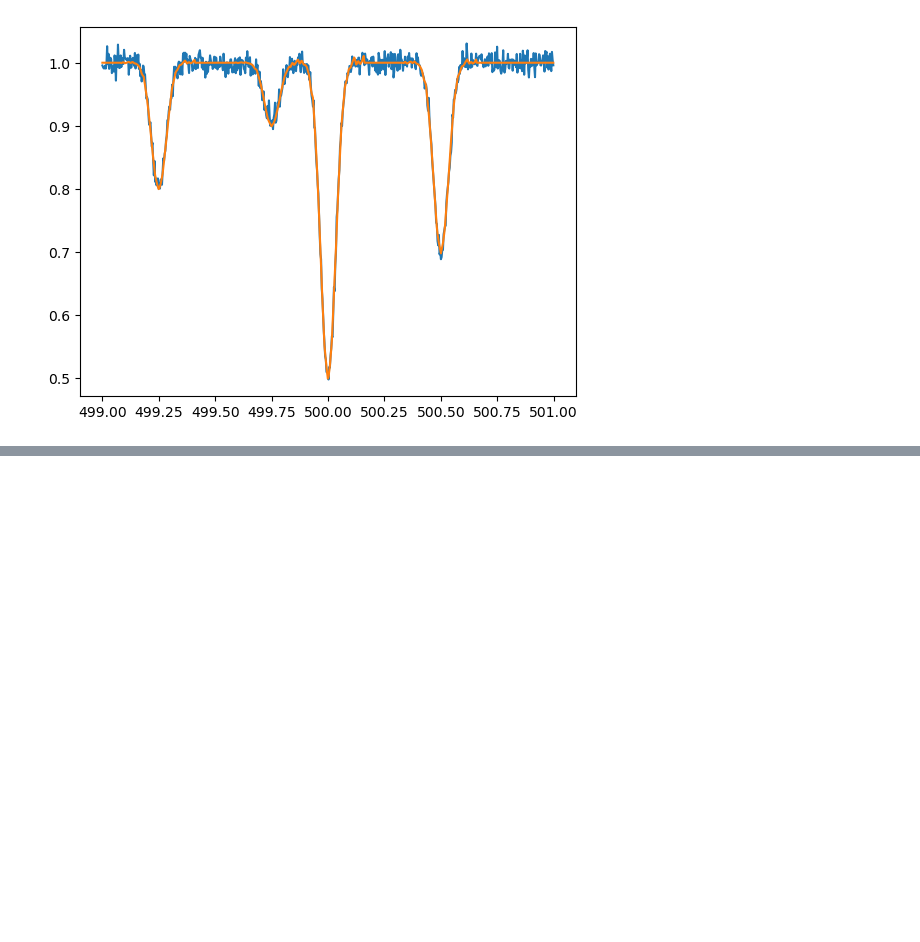
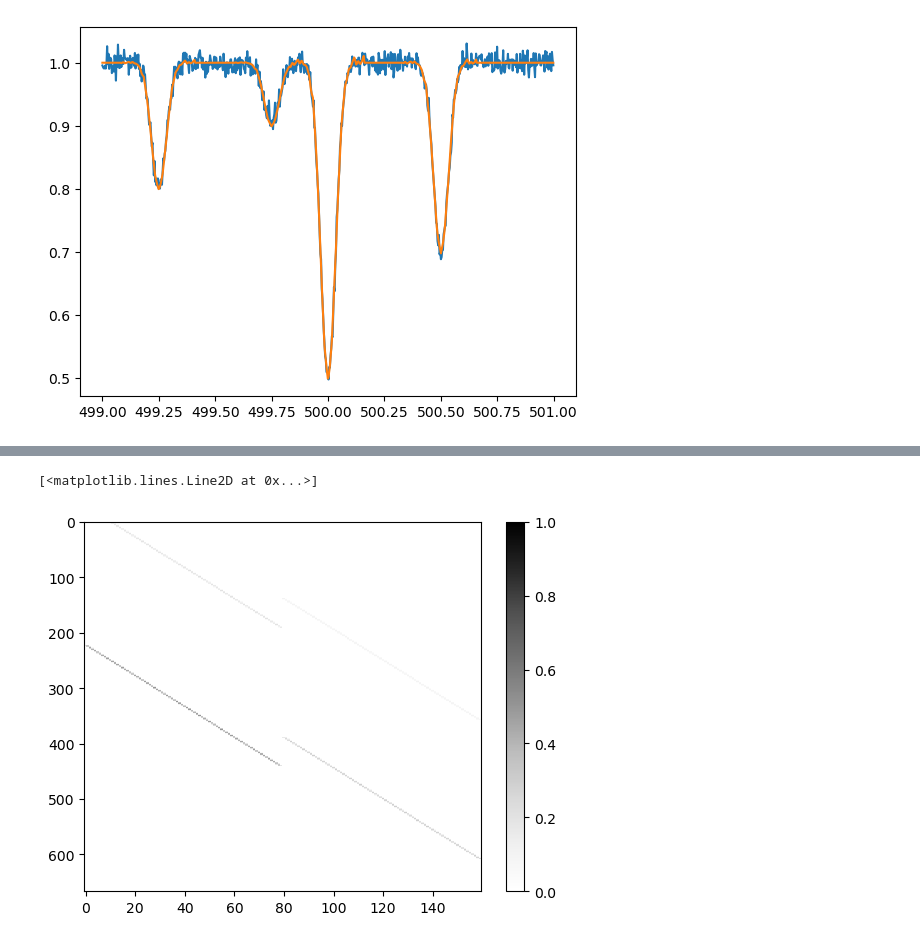
Before and after one commit to veropetit/SpectropolarimetryLectures, a Jupyter notebook: LSD_Solution.ipynb, the cells around one changed output, grey strips where cells are left out. Drawn from its saved outputs; the diff is of its cells as text; code cells hidden in the pictures; blank space fills up the shorter version.

```diff
--- a/LSD_Solution.ipynb
+++ b/LSD_Solution.ipynb
@@ -341,0 +344,78 @@ ax.plot(wave, 1-model)
+# %%
+# Solution from the previous exercise in function format,
+# for convinience.
+def get_M(wave, vel, lines, wline):
+
+    M = np.zeros((wave.size, vel.size))
+    # A) Make a loop on lines first
+    for i in range(0,len(lines)):
+        # calculate vi
+        vi = (const.c*(wave-lines[i])/lines[i]).to(u.km/u.s)
+        # B) Make a loop on the velocity points in Z
+        for j in range(0,vel.size-1):
+            # the current LSD profile velocity point is:
+            vj = vel[j]
+            vjp1 = vel[j+1]
+            # check where the current LSD profile velocity matches
+            # the vi array
+            n = np.where(np.logical_and(vi >= vj, vi<=vjp1))
+            # C) Make a loop over all the row in M that matches the criterion
+            for k in n[0]:
+                M[k,j]=M[k,j] + wline[i]*(vjp1 - vi[k])/(vjp1-vj)
+                M[k,j+1]=M[k,j+1] + wline[i]*(vi[k]-vj)/(vjp1-vj)
+
+    return(M)
+
+lambda0 = 500 * u.nm # line
+lambda1 = 499.25 * u.nm
+lambda2 = 499.75 * u.nm
+lambda3 = 500.5 * u.nm # line
+lines = [lambda0, lambda1, lambda2, lambda3]
+wline = [0.5, 0.2, 0.1, 0.3]
+
+delta_lambda = 0.003 * u.nm # grid spacing of the observed spectrum (similar to espadons)
+# create an array of wavelenght for the observation
+wave = np.arange(499, 501, delta_lambda.value)*u.nm
+
+vel_Z = 5 * u.km/u.s
+vel = np.arange(-200,200,vel_Z.value) * u.km/u.s
+
+vbroad1 = 50 * u.km/u.s # broadened width of spectral lines
+Z1 = np.exp((-0.5*vel**2/vbroad1**2).decompose())
+
+vbroad2 = 25 * u.km/u.s # broadened width of spectral lines
+Z2 = np.exp((-0.5*vel**2/vbroad2**2).decompose())
+
+lines1 = lines[0:2]
+wline1 = wline[0:2]
+
+lines2 = lines[2:4]
+wline2 = wline[2:4]
+
+M1 = get_M(wave, vel, lines1, wline1)
+M2 = get_M(wave, vel, lines2, wline2)
+print(M1.shape)
+
+M = np.hstack((M1, M2))
+print(M.shape)
+
+Z = np.hstack((Z1,Z2))
+print(Z.shape)
+
+flux = 1 - np.dot(M, Z)
+
+# add a bit of noise
+snr = 100
+sigma = 1/snr
+flux = flux + np.random.normal(0, sigma, flux.size)
+S = np.zeros((wave.size,wave.size))
+np.fill_diagonal(S,sigma)
+
+######
+fig, ax = plt.subplots(1,1)
+im = ax.imshow(M, interpolation='none', aspect='auto', cmap='Greys', vmin=0.0, vmax=1.0)
+plt.colorbar(im)
+
+fix, ax = plt.subplots(1,1)
+ax.plot(wave, flux)
+# %% [output]
@@ -341,0 +425,2 @@ ax.plot(wave, 1-model)
+[<matplotlib.lines.Line2D at 0x...>]
+[figure, added]
```
Also changed, not shown: parts of 4 cells of this notebook, 2 other files.
